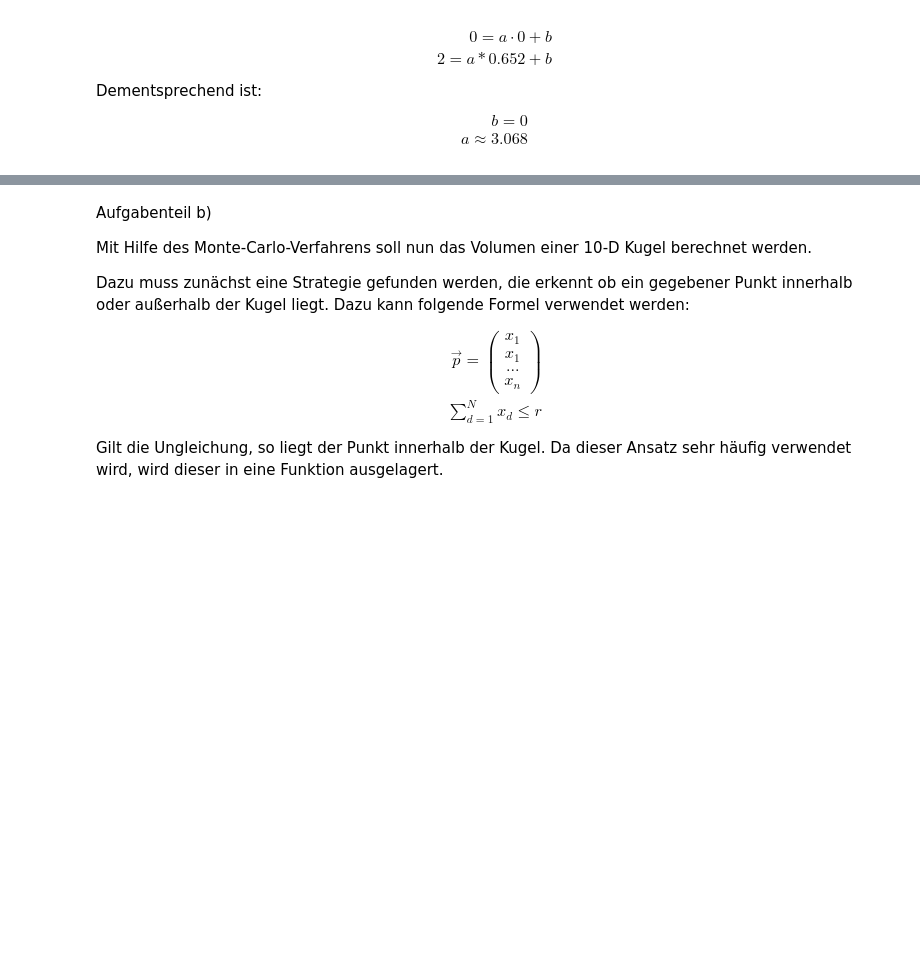
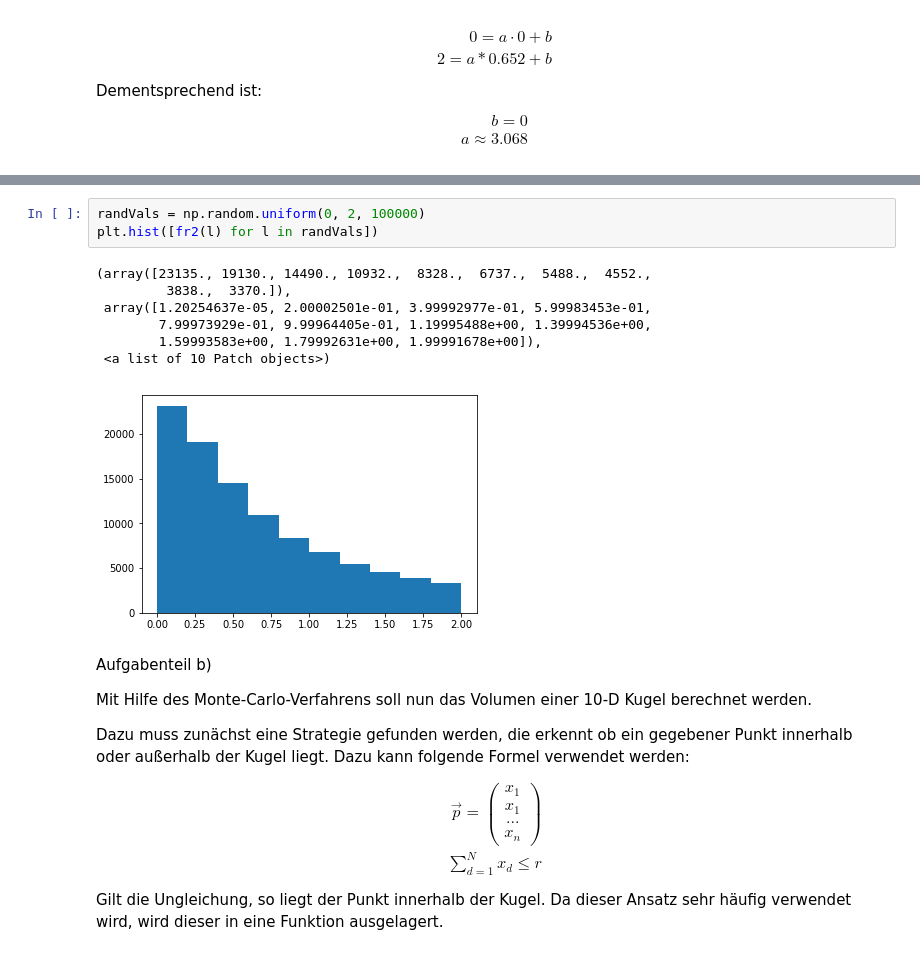
Before and after one commit to darenegade/modellbildung, a Jupyter notebook: Abgabe 4/Abgabe 4.ipynb, the cells around one changed output, grey strips where cells are left out. Cells and saved outputs as stored; diff of their text form; blank space fills up the shorter version.

```diff
--- a/Abgabe 4/Abgabe 4.ipynb
+++ b/Abgabe 4/Abgabe 4.ipynb
@@ -320,3 +317,14 @@ plt.plot(np.linspace(0.1,2,20),[fr2(x) for x in np.linspace(0.1,2,20)])
+# %%
+randVals = np.random.uniform(0, 2, 100000)
+plt.hist([fr2(l) for l in randVals])
+# %% [output]
+(array([23135., 19130., 14490., 10932.,  8328.,  6737.,  5488.,  4552.,
+         3838.,  3370.]),
+ array([1.20254637e-05, 2.00002501e-01, 3.99992977e-01, 5.99983453e-01,
+        7.99973929e-01, 9.99964405e-01, 1.19995488e+00, 1.39994536e+00,
+        1.59993583e+00, 1.79992631e+00, 1.99991678e+00]),
+ <a list of 10 Patch objects>)
+[figure, added]
 # %% [markdown]
 Aufgabenteil b)
 
```
Also changed, not shown: parts of 5 cells of this notebook.
